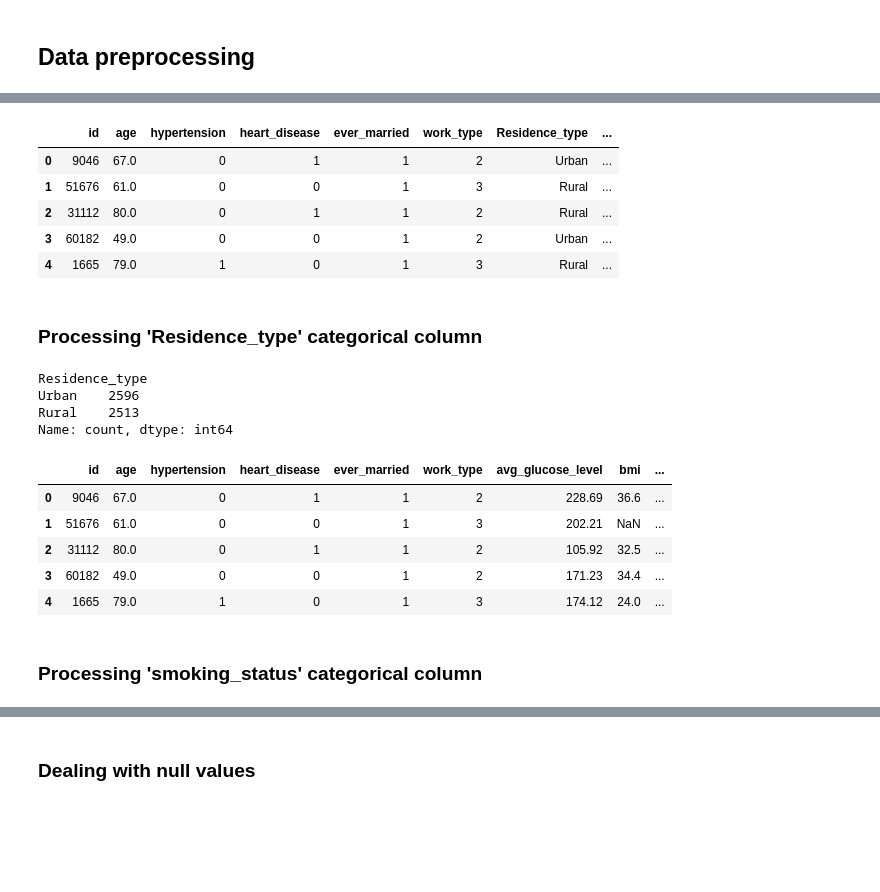
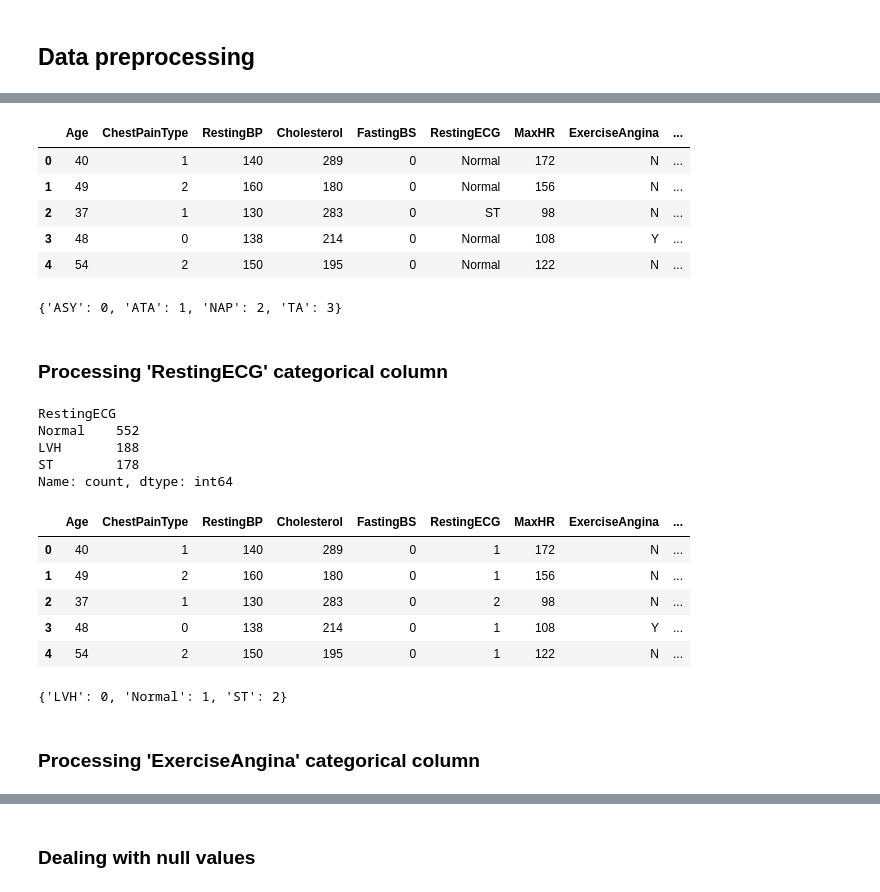
Before and after one commit to rgupta1501/Math-Labs, a Jupyter notebook: project/project.ipynb, the cells around one changed output, grey strips where cells are left out. Drawn from its saved outputs; the diff is of its cells as text; code cells hidden in the pictures; blank space fills up the shorter version.

```diff
--- a/project/project.ipynb
+++ b/project/project.ipynb
@@ -11,6 +11,6 @@ Students name in this Group:
 # %%
 import pandas as pd
 # %%
-df = pd.read_csv('healthcare-dataset-stroke-data.csv')
+df = pd.read_csv('heart.csv')
 df.head()
 # %% [output]
@@ -56,4 +62 @@ Other        1
 Name: count, dtype: int64
-# %%
-# Eliminating the row with `Other` as it is only one row
-df.drop(df[df['gender']=='Other'].index, inplace=True)
@@ -89,6 +63,6 @@ memory usage: 518.9+ KB
 # %%
-df_dummies = pd.get_dummies(df['gender'], dtype=int)
+df_dummies = pd.get_dummies(df['Sex'], dtype=int)
 df_processed = pd.concat([df, df_dummies], axis=1)
-del df_processed['gender']
+del df_processed['Sex']
 df_processed.head()
 # %% [output]
@@ -109,3 +85 @@ No     1756
 Name: count, dtype: int64
-# %%
-df_processed['ever_married'] = df_processed['ever_married'].replace({'Yes':1, 'No':0})
@@ -131,36 +86,47 @@ Name: count, dtype: int64
 # %%
 from sklearn.preprocessing import LabelEncoder
 # %%
-df_processed['work_type']= LabelEncoder().fit_transform(df_processed['work_type'])
+encoder = LabelEncoder()
+df_processed['ChestPainType']= encoder.fit_transform(df_processed['ChestPainType'])
 df_processed.head()
 # %% [output]
-|  | id | age | hypertension | heart_disease | ever_married | work_type | Residence_type | ... |
-| 0 | 9046 | 67.0 | 0 | 1 | 1 | 2 | Urban | ... |
-| 1 | 51676 | 61.0 | 0 | 0 | 1 | 3 | Rural | ... |
-| 2 | 31112 | 80.0 | 0 | 1 | 1 | 2 | Rural | ... |
-| 3 | 60182 | 49.0 | 0 | 0 | 1 | 2 | Urban | ... |
-| 4 | 1665 | 79.0 | 1 | 0 | 1 | 3 | Rural | ... |
+|  | Age | ChestPainType | RestingBP | Cholesterol | FastingBS | RestingECG | MaxHR | ExerciseAngina | ... |
+| 0 | 40 | 1 | 140 | 289 | 0 | Normal | 172 | N | ... |
+| 1 | 49 | 2 | 160 | 180 | 0 | Normal | 156 | N | ... |
+| 2 | 37 | 1 | 130 | 283 | 0 | ST | 98 | N | ... |
+| 3 | 48 | 0 | 138 | 214 | 0 | Normal | 108 | Y | ... |
+| 4 | 54 | 2 | 150 | 195 | 0 | Normal | 122 | N | ... |
+# %%
+le_name_mapping = dict(zip(encoder.classes_, encoder.transform(encoder.classes_)))
+le_name_mapping
+# %% [output]
+{'ASY': 0, 'ATA': 1, 'NAP': 2, 'TA': 3}
 # %% [markdown]
-### Processing 'Residence_type' categorical column
+### Processing 'RestingECG' categorical column
 # %%
-df_processed['Residence_type'].value_counts()
+df_processed['RestingECG'].value_counts()
 # %% [output]
-Residence_type
-Urban    2596
-Rural    2513
+RestingECG
+Normal    552
+LVH       188
+ST        178
 Name: count, dtype: int64
-# %%
-df_dummies = pd.get_dummies(df_processed['Residence_type'], dtype=int)
-df_processed = pd.concat([df_processed, df_dummies], axis=1)
-del df_processed['Residence_type']
-df_processed.head()
-# %% [output]
-|  | id | age | hypertension | heart_disease | ever_married | work_type | avg_glucose_level | bmi | ... |
-| 0 | 9046 | 67.0 | 0 | 1 | 1 | 2 | 228.69 | 36.6 | ... |
-| 1 | 51676 | 61.0 | 0 | 0 | 1 | 3 | 202.21 | NaN | ... |
-| 2 | 31112 | 80.0 | 0 | 1 | 1 | 2 | 105.92 | 32.5 | ... |
-| 3 | 60182 | 49.0 | 0 | 0 | 1 | 2 | 171.23 | 34.4 | ... |
-| 4 | 1665 | 79.0 | 1 | 0 | 1 | 3 | 174.12 | 24.0 | ... |
+# %%
+encoder = LabelEncoder()
+df_processed['RestingECG']= encoder.fit_transform(df_processed['RestingECG'])
+df_processed.head()
+# %% [output]
+|  | Age | ChestPainType | RestingBP | Cholesterol | FastingBS | RestingECG | MaxHR | ExerciseAngina | ... |
+| 0 | 40 | 1 | 140 | 289 | 0 | 1 | 172 | N | ... |
+| 1 | 49 | 2 | 160 | 180 | 0 | 1 | 156 | N | ... |
+| 2 | 37 | 1 | 130 | 283 | 0 | 2 | 98 | N | ... |
+| 3 | 48 | 0 | 138 | 214 | 0 | 1 | 108 | Y | ... |
+| 4 | 54 | 2 | 150 | 195 | 0 | 1 | 122 | N | ... |
+# %%
+le_name_mapping = dict(zip(encoder.classes_, encoder.transform(encoder.classes_)))
+le_name_mapping
+# %% [output]
+{'LVH': 0, 'Normal': 1, 'ST': 2}
 # %% [markdown]
-### Processing 'smoking_status' categorical column
+### Processing 'ExerciseAngina' categorical column
 # %%
```
Also changed, not shown: parts of 28 cells of this notebook.
